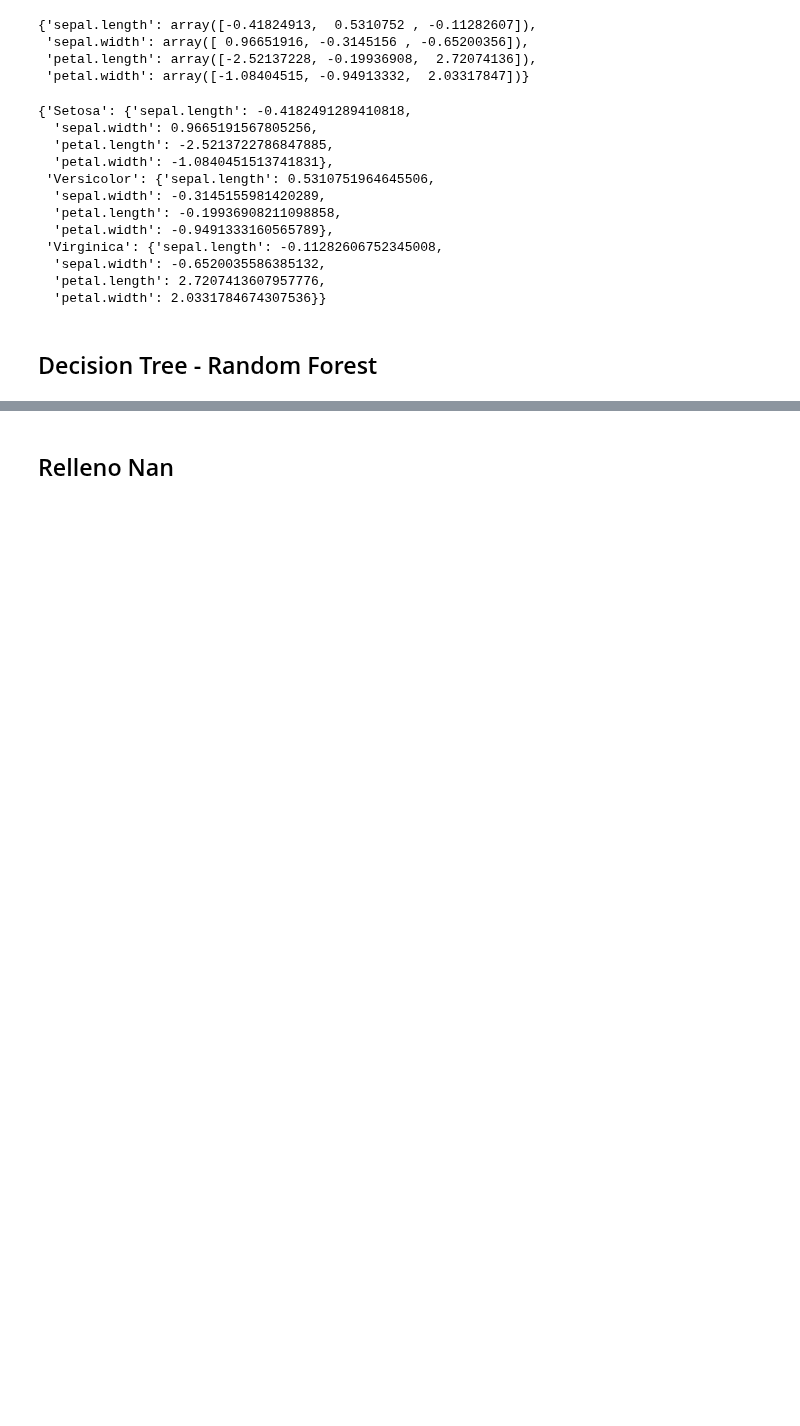
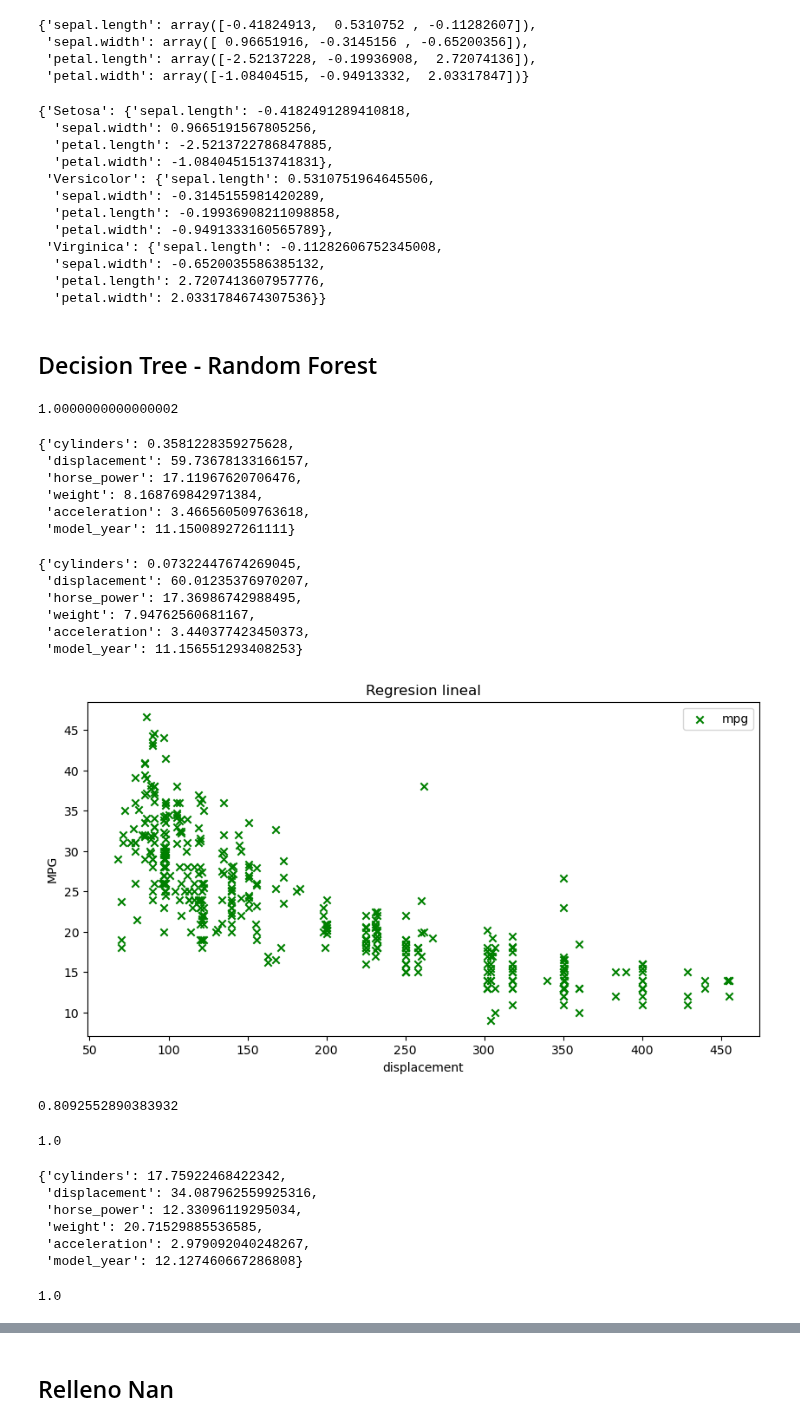
Before and after one commit to Ironhack-Data-Madrid-Julio-2023/apuntes_clase, a Jupyter notebook: semana_7/3.1 - Ingenieria de caracteristicas.ipynb, the cells around one changed output, grey strips where cells are left out. Saved outputs shown, nothing was run; the diff lists cells and outputs as text; code cells hidden in the pictures; blank space fills up the shorter version.

```diff
--- a/semana_7/3.1 - Ingenieria de caracteristicas.ipynb
+++ b/semana_7/3.1 - Ingenieria de caracteristicas.ipynb
@@ -306,0 +319,49 @@ dict(zip(X.columns, modelo.coef_.T))
+# %%
+sum(dtr.feature_importances_)
+# %% [output]
+1.0000000000000002
+# %%
+dict(zip(X.columns, dtr.feature_importances_*100))
+# %% [output]
+{'cylinders': 0.3581228359275628,
+ 'displacement': 59.73678133166157,
+ 'horse_power': 17.11967620706476,
+ 'weight': 8.168769842971384,
+ 'acceleration': 3.466560509763618,
+ 'model_year': 11.15008927261111}
+# %%
+X_norm = StandardScaler().fit_transform(X)
+
+dtr = DTR().fit(X_norm, y)
+
+dict(zip(X.columns, dtr.feature_importances_*100))
+# %% [output]
+{'cylinders': 0.07322447674269045,
+ 'displacement': 60.01235376970207,
+ 'horse_power': 17.36986742988495,
+ 'weight': 7.94762560681167,
+ 'acceleration': 3.440377423450373,
+ 'model_year': 11.156551293408253}
+# %%
+# plot
+plt.figure(figsize=(10, 5))
+
+
+# datos
+plt.scatter(auto.displacement, auto.mpg, marker='x', c='g', label='mpg')
+
+plt.title('Regresion lineal')
+plt.xlabel('displacement')
+plt.ylabel('MPG')
+plt.legend()
+plt.show();
+# %% [output]
+[figure, added]
+# %%
+linreg.score(X_norm, y)
+# %% [output]
+0.8092552890383932
+# %%
+dtr.score(X_norm, y)
+# %% [output]
+1.0
@@ -306,0 +372,13 @@ dict(zip(X.columns, modelo.coef_.T))
+# %%
+dict(zip(X.columns, rfr.feature_importances_*100))    # de media entre los 2000
+# %% [output]
+{'cylinders': 17.75922468422342,
+ 'displacement': 34.087962559925316,
+ 'horse_power': 12.33096119295034,
+ 'weight': 20.71529885536585,
+ 'acceleration': 2.979092040248267,
+ 'model_year': 12.127460667286808}
+# %%
+sum(rfr.feature_importances_)
+# %% [output]
+1.0
```
Also changed, not shown: parts of 35 cells of this notebook.
